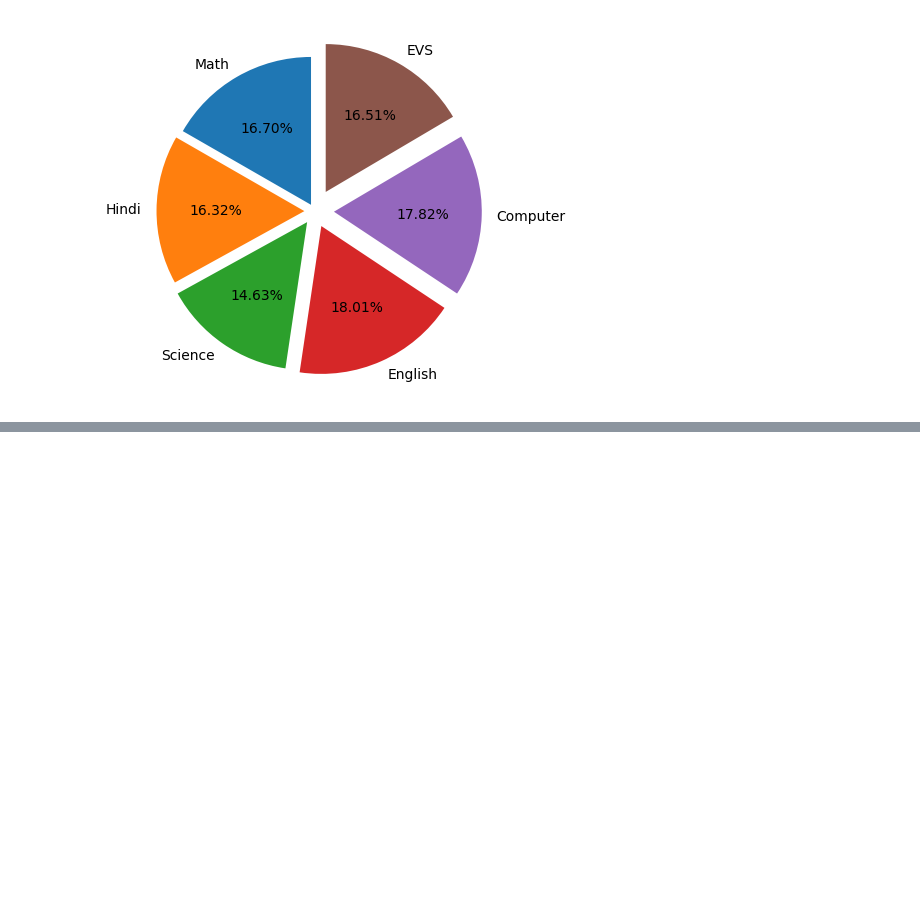
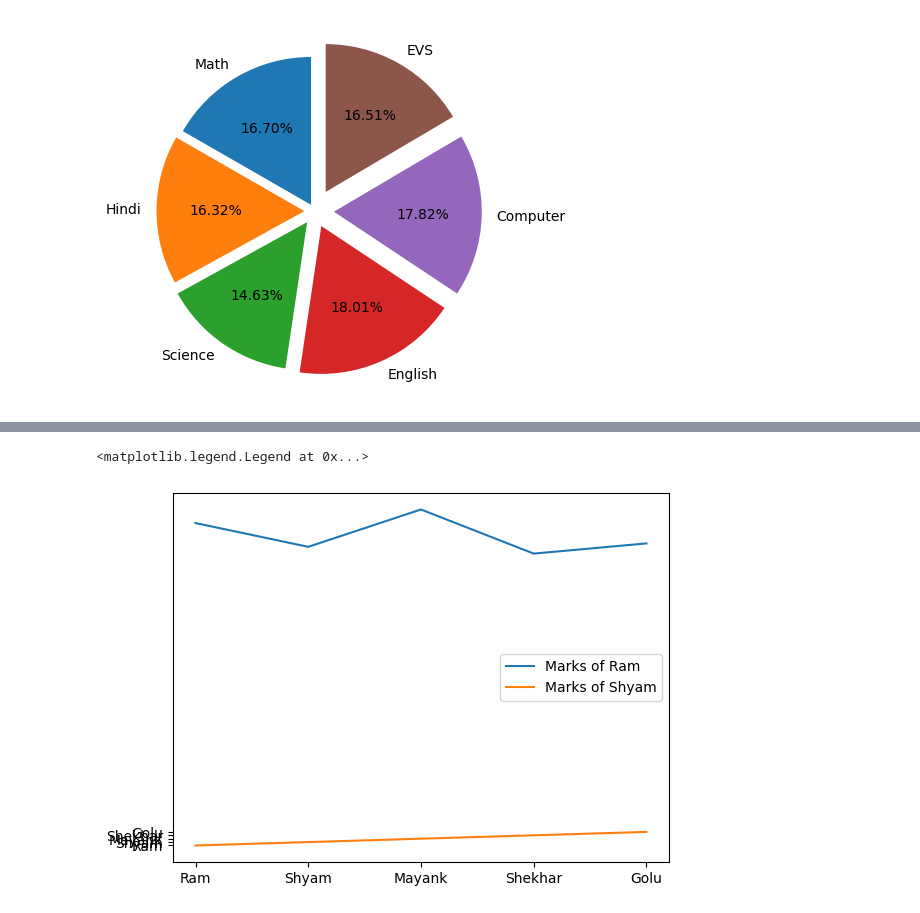
Before and after one commit to Ujjawal19Shahi/AI-in-Data-Science, a Jupyter notebook: MODULE_3.ipynb, the cells around one changed output, grey strips where cells are left out. Drawn from its saved outputs; the diff is of its cells as text; code cells hidden in the pictures; blank space fills up the shorter version.

```diff
--- a/MODULE_3.ipynb
+++ b/MODULE_3.ipynb
@@ -71,0 +97,8 @@ plt.show()
+# %%
+#Add legend in your graph
+plt.plot(x,y,label="Marks of Ram")
+plt.plot(x,z,label="Marks of Shyam")
+plt.legend()
+# %% [output]
+<matplotlib.legend.Legend at 0x...>
+[figure, added]
```
Also changed, not shown: parts of 8 cells of this notebook.
